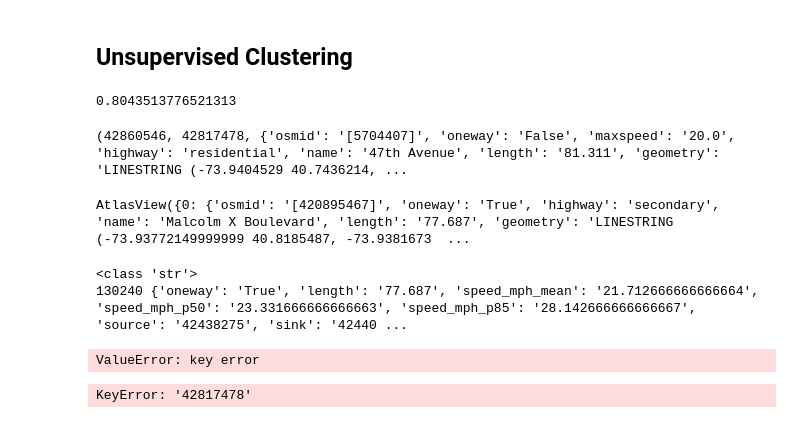
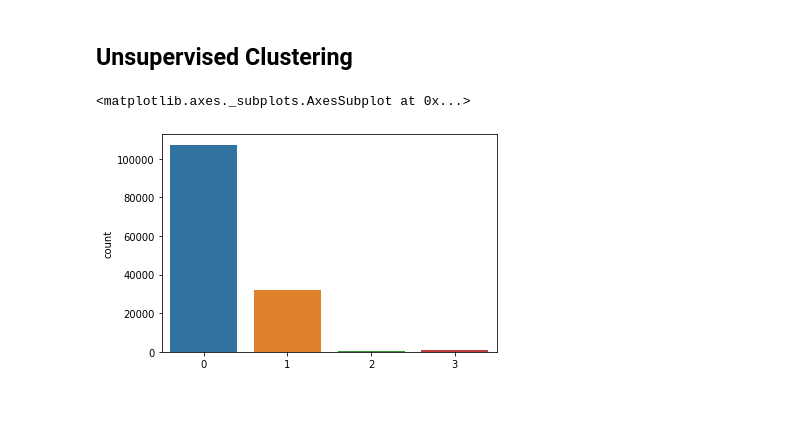
Before and after one commit to ischeinfeld/streets, a Jupyter notebook: EmbeddingModels.ipynb, the cells around one changed output. Cells and saved outputs as stored; diff of their text form; code cells hidden in the pictures.

Commit message:
Updated with pkl saving and clustering code

```diff
--- a/EmbeddingModels.ipynb
+++ b/EmbeddingModels.ipynb
@@ -47,3 +44,9 @@ LG = nx.read_graphml('experiments/line_graphs/' + run_label + ".graphml", node_t
+# %%
+pickle_in = open('./experiments/graphs/' + run_label +  ".pkl", "rb")
+G = pickle.load(pickle_in)
+# %%
+pickle_in = open('./experiments/line_graphs/' + run_label +  ".pkl", "rb")
+LG = pickle.load(pickle_in)
 # %% [markdown]
 ## Build Basic Features
 # %%
@@ -133,10 +136,14 @@ def build_recursive_features(LG, features, n, aggs=['mean']):
         features = extend_recursive_features(LG, features)
     return features
 # %%
-X = features[["length", "in_degree", "out_degree"]]
+X = features[["length", "in_degree", "out_degree"]].to_numpy()
 X_1 = build_recursive_features(LG, X, 1, aggs=['sum'])
 X_2 = build_recursive_features(LG, X, 2, aggs=['sum'])
 
+X = sm.add_constant(X)
+X_1 = sm.add_constant(X_1)
+X_2 = sm.add_constant(X_2)
+
 Y = targets["speed_p85"]
 # %% [markdown]
 ## Linear Model
@@ -194,39 +201,14 @@ sb.distplot(Y[~Y.isna()])
 # %% [markdown]
 ## Unsupervised Clustering
 # %%
-kmeans = KMeans(n_clusters=2).fit(X)
+kmeans = KMeans(n_clusters=4).fit(X_1[:,1:])
-# %%
-kmeans.labels_.mean()
-# %% [output]
-0.8043513776521313
-# %%
-for e in G.edges(data=True):
-    print(e)
-    break
-# %% [output]
-(42860546, 42817478, {'osmid': '[5704407]', 'oneway': 'False', 'maxspeed': '20.0', 'highway': 'residential', 'name': '47th Avenue', 'length': '81.311', 'geometry': 'LINESTRING (-73.9404529 40.7436214, ...
-# %%
-G[42438275][42440381]
-# %% [output]
-AtlasView({0: {'osmid': '[420895467]', 'oneway': 'True', 'highway': 'secondary', 'name': 'Malcolm X Boulevard', 'length': '77.687', 'geometry': 'LINESTRING (-73.93772149999999 40.8185487, -73.9381673  ...
-# %%
-for k, data in LG.nodes(data=True):
-    #print(data)
-    try:
-        print(type(data['source']))
-        G[data['source']][data['sink']]
-    except:
-        print(k, data)
-        raise ValueError("key error")
-    break
-# %% [output]
-<class 'str'>
-130240 {'oneway': 'True', 'length': '77.687', 'speed_mph_mean': '21.712666666666664', 'speed_mph_p50': '23.331666666666663', 'speed_mph_p85': '28.142666666666667', 'source': '42438275', 'sink': '42440 ...
-ValueError: key error
+# %%
+sb.countplot(kmeans.labels_)
+# %% [output]
+<matplotlib.axes._subplots.AxesSubplot at 0x...>
+[figure, added]
 # %%
 for i in range(len(LG)):
     data = LG.nodes[i]
-    G[data['source']][data['sink']]['cluster'] = kmeans.labels_[i]
+    G[data['source']][data['sink']][0]['cluster'] = kmeans.labels_[i]
-# %% [output]
-KeyError: '42817478'
 # %%
```
Also changed, not shown: parts of 6 cells of this notebook, 5 other files.
